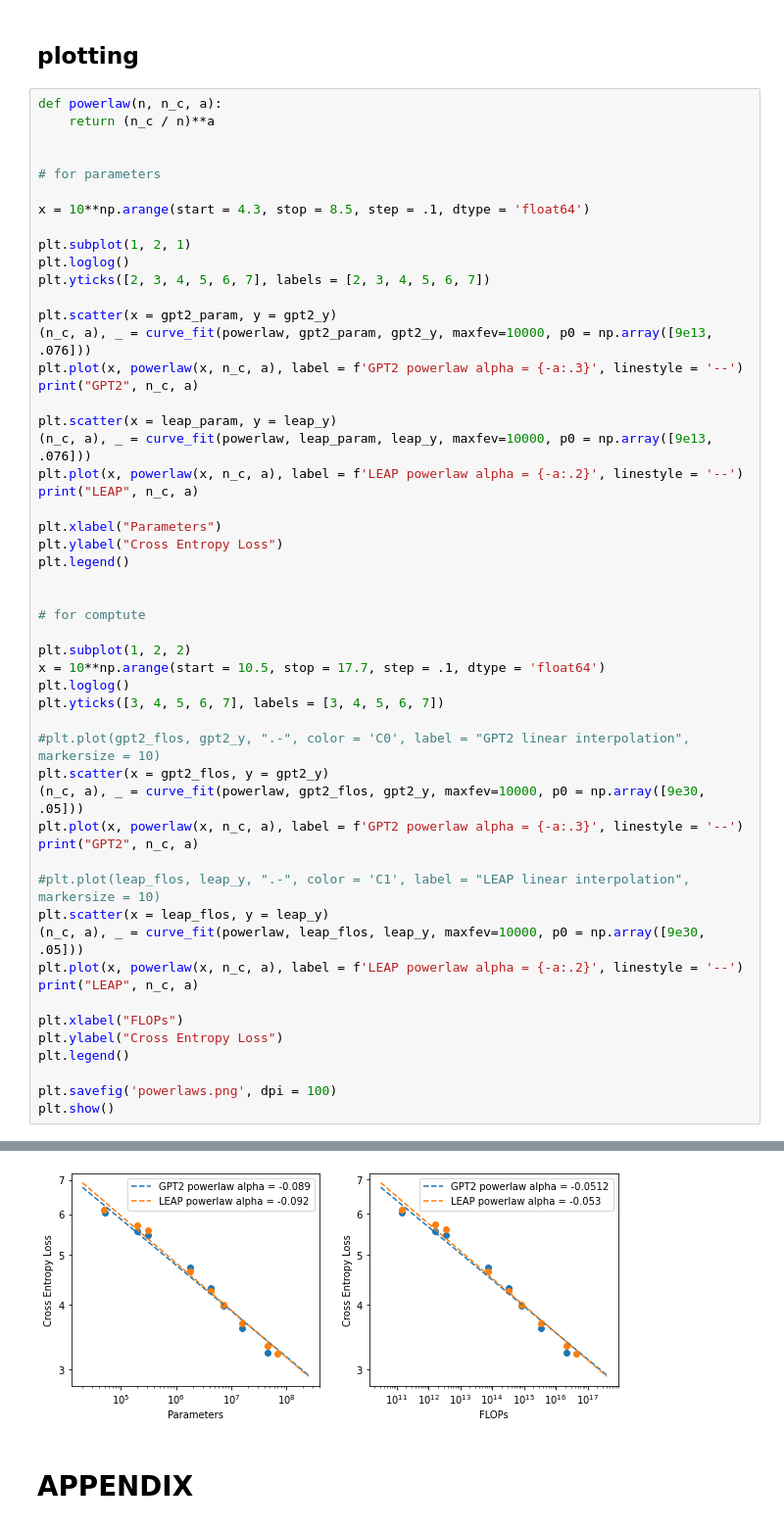
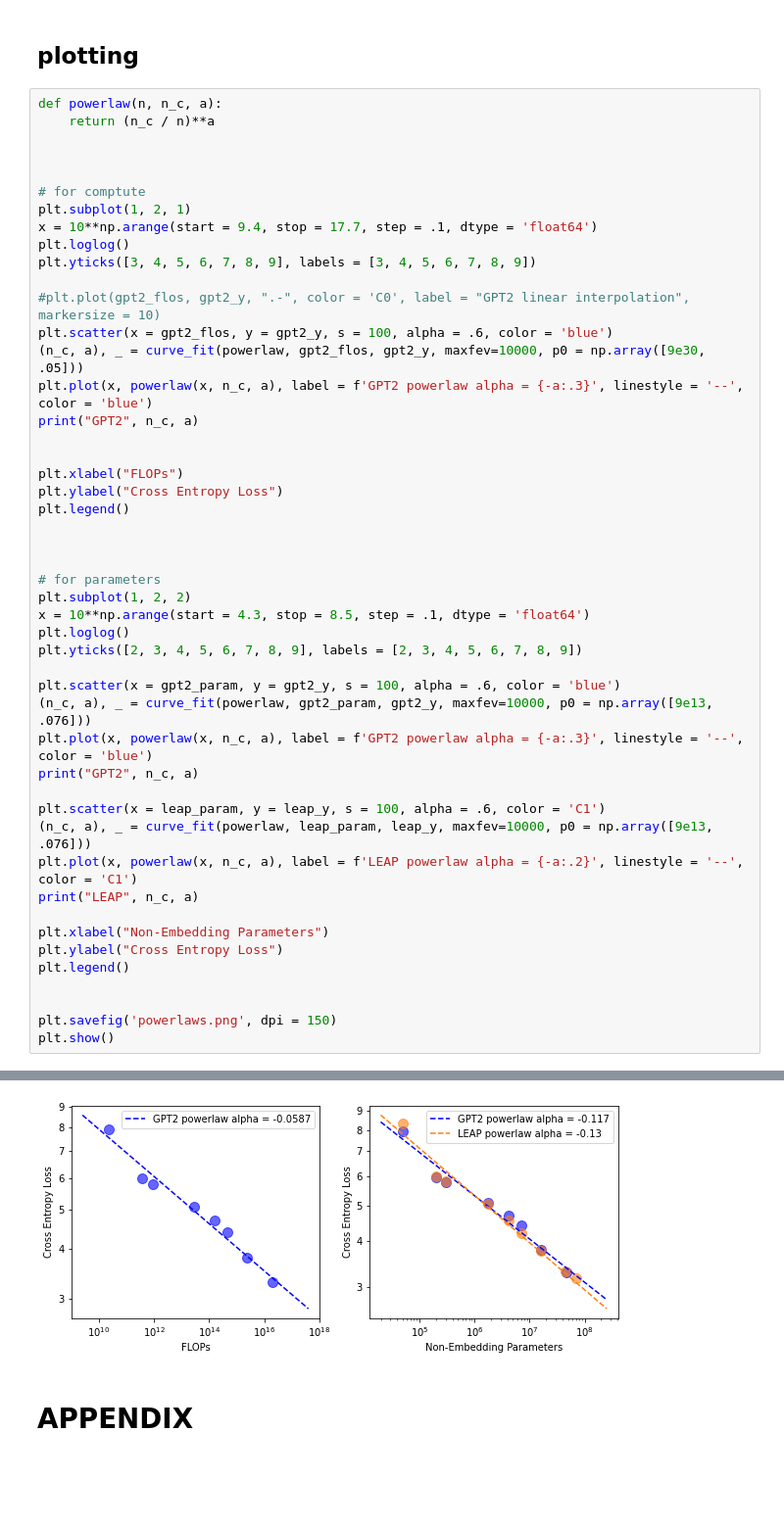
Before and after one commit to mtanghu/LEAP, a Jupyter notebook: Experiments/Scaling.ipynb, the cells around one changed output, grey strips where cells are left out. Shown at 98% size. Drawn from its saved outputs; the diff is of its cells as text; blank space fills up the shorter version.

```diff
--- a/Experiments/Scaling.ipynb
+++ b/Experiments/Scaling.ipynb
@@ -752,52 +762,47 @@ def powerlaw(n, n_c, a):
     return (n_c / n)**a
 
 
-# for parameters
 
-x = 10**np.arange(start = 4.3, stop = 8.5, step = .1, dtype = 'float64')
+# for comptute
+plt.subplot(1, 2, 1)
+x = 10**np.arange(start = 9.4, stop = 17.7, step = .1, dtype = 'float64')
+plt.loglog()
+plt.yticks([3, 4, 5, 6, 7, 8, 9], labels = [3, 4, 5, 6, 7, 8, 9])
 
-plt.subplot(1, 2, 1)
-plt.loglog()
-plt.yticks([2, 3, 4, 5, 6, 7], labels = [2, 3, 4, 5, 6, 7])
-
-plt.scatter(x = gpt2_param, y = gpt2_y)
-(n_c, a), _ = curve_fit(powerlaw, gpt2_param, gpt2_y, maxfev=10000, p0 = np.array([9e13, .076]))
-plt.plot(x, powerlaw(x, n_c, a), label = f'GPT2 powerlaw alpha = {-a:.3}', linestyle = '--')
+#plt.plot(gpt2_flos, gpt2_y, ".-", color = 'C0', label = "GPT2 linear interpolation", markersize = 10)
+plt.scatter(x = gpt2_flos, y = gpt2_y, s = 100, alpha = .6, color = 'blue')
+(n_c, a), _ = curve_fit(powerlaw, gpt2_flos, gpt2_y, maxfev=10000, p0 = np.array([9e30, .05]))
+plt.plot(x, powerlaw(x, n_c, a), label = f'GPT2 powerlaw alpha = {-a:.3}', linestyle = '--', color = 'blue')
 print("GPT2", n_c, a)
 
-plt.scatter(x = leap_param, y = leap_y)
-(n_c, a), _ = curve_fit(powerlaw, leap_param, leap_y, maxfev=10000, p0 = np.array([9e13, .076]))
-plt.plot(x, powerlaw(x, n_c, a), label = f'LEAP powerlaw alpha = {-a:.2}', linestyle = '--')
-print("LEAP", n_c, a)
-
-plt.xlabel("Parameters")
-plt.ylabel("Cross Entropy Loss")
-plt.legend()
-
-
-# for comptute
-
-plt.subplot(1, 2, 2)
-x = 10**np.arange(start = 10.5, stop = 17.7, step = .1, dtype = 'float64')
-plt.loglog()
-plt.yticks([3, 4, 5, 6, 7], labels = [3, 4, 5, 6, 7])
-
-#plt.plot(gpt2_flos, gpt2_y, ".-", color = 'C0', label = "GPT2 linear interpolation", markersize = 10)
-plt.scatter(x = gpt2_flos, y = gpt2_y)
-(n_c, a), _ = curve_fit(powerlaw, gpt2_flos, gpt2_y, maxfev=10000, p0 = np.array([9e30, .05]))
-plt.plot(x, powerlaw(x, n_c, a), label = f'GPT2 powerlaw alpha = {-a:.3}', linestyle = '--')
-print("GPT2", n_c, a)
-
-#plt.plot(leap_flos, leap_y, ".-", color = 'C1', label = "LEAP linear interpolation", markersize = 10)
-plt.scatter(x = leap_flos, y = leap_y)
-(n_c, a), _ = curve_fit(powerlaw, leap_flos, leap_y, maxfev=10000, p0 = np.array([9e30, .05]))
-plt.plot(x, powerlaw(x, n_c, a), label = f'LEAP powerlaw alpha = {-a:.2}', linestyle = '--')
-print("LEAP", n_c, a)
 
 plt.xlabel("FLOPs")
 plt.ylabel("Cross Entropy Loss")
 plt.legend()
 
-plt.savefig('powerlaws.png', dpi = 100)
+
+
+# for parameters
+plt.subplot(1, 2, 2)
+x = 10**np.arange(start = 4.3, stop = 8.5, step = .1, dtype = 'float64')
+plt.loglog()
+plt.yticks([2, 3, 4, 5, 6, 7, 8, 9], labels = [2, 3, 4, 5, 6, 7, 8, 9])
+
+plt.scatter(x = gpt2_param, y = gpt2_y, s = 100, alpha = .6, color = 'blue')
+(n_c, a), _ = curve_fit(powerlaw, gpt2_param, gpt2_y, maxfev=10000, p0 = np.array([9e13, .076]))
+plt.plot(x, powerlaw(x, n_c, a), label = f'GPT2 powerlaw alpha = {-a:.3}', linestyle = '--', color = 'blue')
+print("GPT2", n_c, a)
+
+plt.scatter(x = leap_param, y = leap_y, s = 100, alpha = .6, color = 'C1')
+(n_c, a), _ = curve_fit(powerlaw, leap_param, leap_y, maxfev=10000, p0 = np.array([9e13, .076]))
+plt.plot(x, powerlaw(x, n_c, a), label = f'LEAP powerlaw alpha = {-a:.2}', linestyle = '--', color = 'C1')
+print("LEAP", n_c, a)
+
+plt.xlabel("Non-Embedding Parameters")
+plt.ylabel("Cross Entropy Loss")
+plt.legend()
+
+
+plt.savefig('powerlaws.png', dpi = 150)
 plt.show()
 # %% [output]
@@ -808,4 +812,4 @@ LEAP 2.4920167331379797e+26 0.05276556024262718
-[figure, old version]
+[figure, new version]
 # %% [markdown]
 # APPENDIX
 # %%
```
Also changed, not shown: parts of 25 cells of this notebook, 2 other files.
